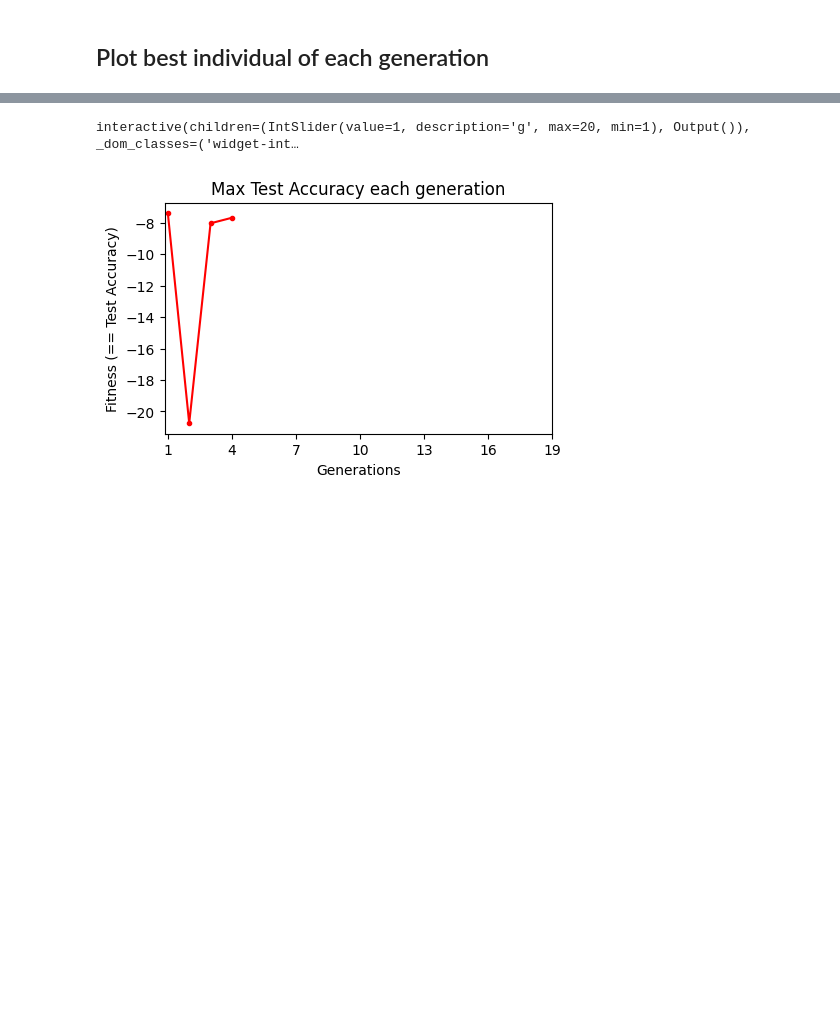
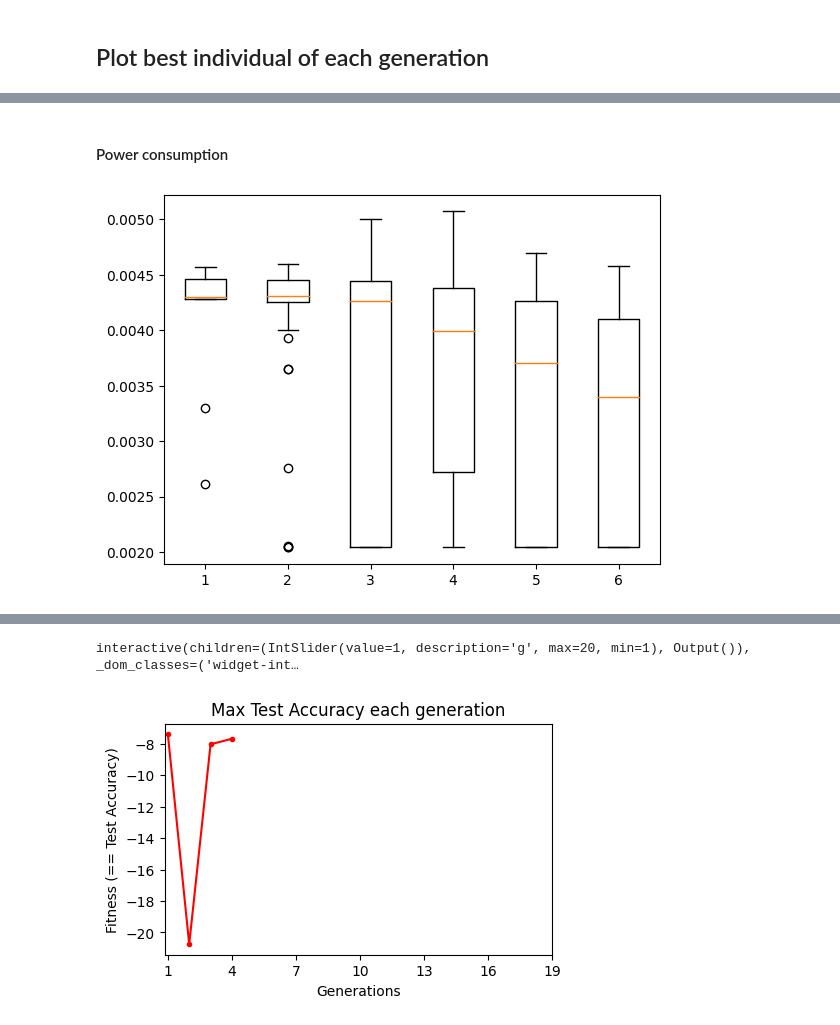
Before and after one commit to ankilab/EdgeVolution, a Jupyter notebook: plot-results.ipynb, the cells around one changed output, grey strips where cells are left out. Cells and saved outputs as stored; diff of their text form; code cells hidden in the pictures; blank space fills up the shorter version.

```diff
--- a/plot-results.ipynb
+++ b/plot-results.ipynb
@@ -83,0 +180,8 @@ for idx, row in best_individuals.iterrows():
+# %% [markdown]
+#### Power consumption
+# %%
+mean_power_consumption = get_objective_values(path, "mean_power_consumption")
+plt.boxplot(mean_power_consumption)
+plt.show()
+# %% [output]
+[figure, added]
```
Also changed, not shown: parts of 19 cells of this notebook, 14 other files.
